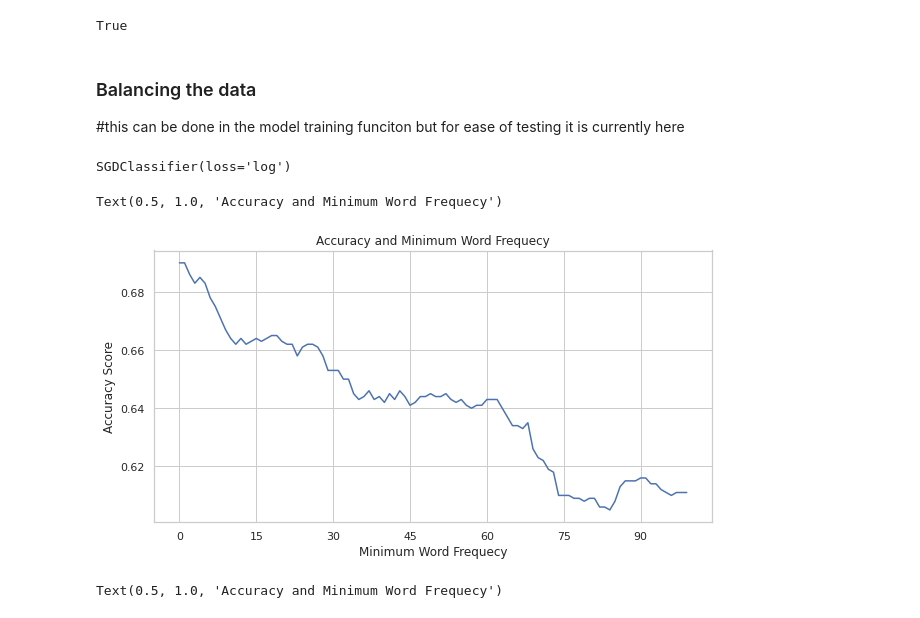
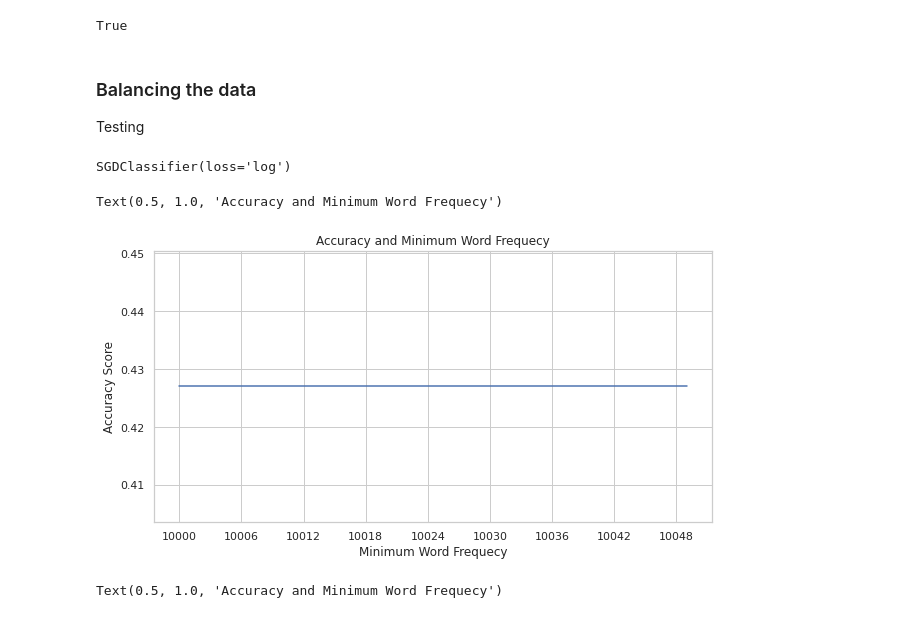
Before and after one commit to jonas-mika/twitter-hatespeech-detection, a Jupyter notebook: notebooks/project4.ipynb, the cells around one changed output. Cells and saved outputs as stored; diff of their text form; code cells hidden in the pictures.

```diff
--- a/notebooks/project4.ipynb
+++ b/notebooks/project4.ipynb
@@ -646,9 +646,9 @@ nltk.download('stopwords')
 [nltk_data] Downloading package stopwords to /root/nltk_data...
 [nltk_data]   Unzipping corpora/stopwords.zip.
 True
-# %% [markdown]
-### Balancing the data
-#this can be done in the model training funciton but for ease of testing it is currently here
+# %% [markdown]
+### Balancing the data
+Testing
 # %%
 from imblearn.over_sampling import SMOTE
 # %%
@@ -665,19 +665,19 @@ model_b.fit(X_bal,y_bal)
 SGDClassifier(loss='log')
 # %%
 accuracies=[]
-for i in range(100):
+for i in range(10000,10050):
     prediction = model_b.predict(text_format(Dataset,remove_stop_uncommon(DATA["processed"][Dataset][f"val_text"],i,VOCABULARY[Dataset],remove_stop=False),tvt="val"))
     actual = DATA["processed"][Dataset][f"val_labels"]
     accuracies.append(accuracy_score(actual, prediction))
 ax = plt.figure(figsize=(10,5)).gca()
 ax.xaxis.set_major_locator(MaxNLocator(integer=True))
-ax.plot([x for x in range (100)],accuracies)
+ax.plot([x for x in range (10000,10050)],accuracies)
 ax.set_xlabel("Minimum Word Frequecy")
 ax.set_ylabel("Accuracy Score")
 ax.set_title("Accuracy and Minimum Word Frequecy")
 # %% [output]
 Text(0.5, 1.0, 'Accuracy and Minimum Word Frequecy')
-[figure, old version]
+[figure, new version]
 # %%
 accuracies=[]
 for i in range(50):
```
Also changed, not shown: parts of 37 cells of this notebook.
